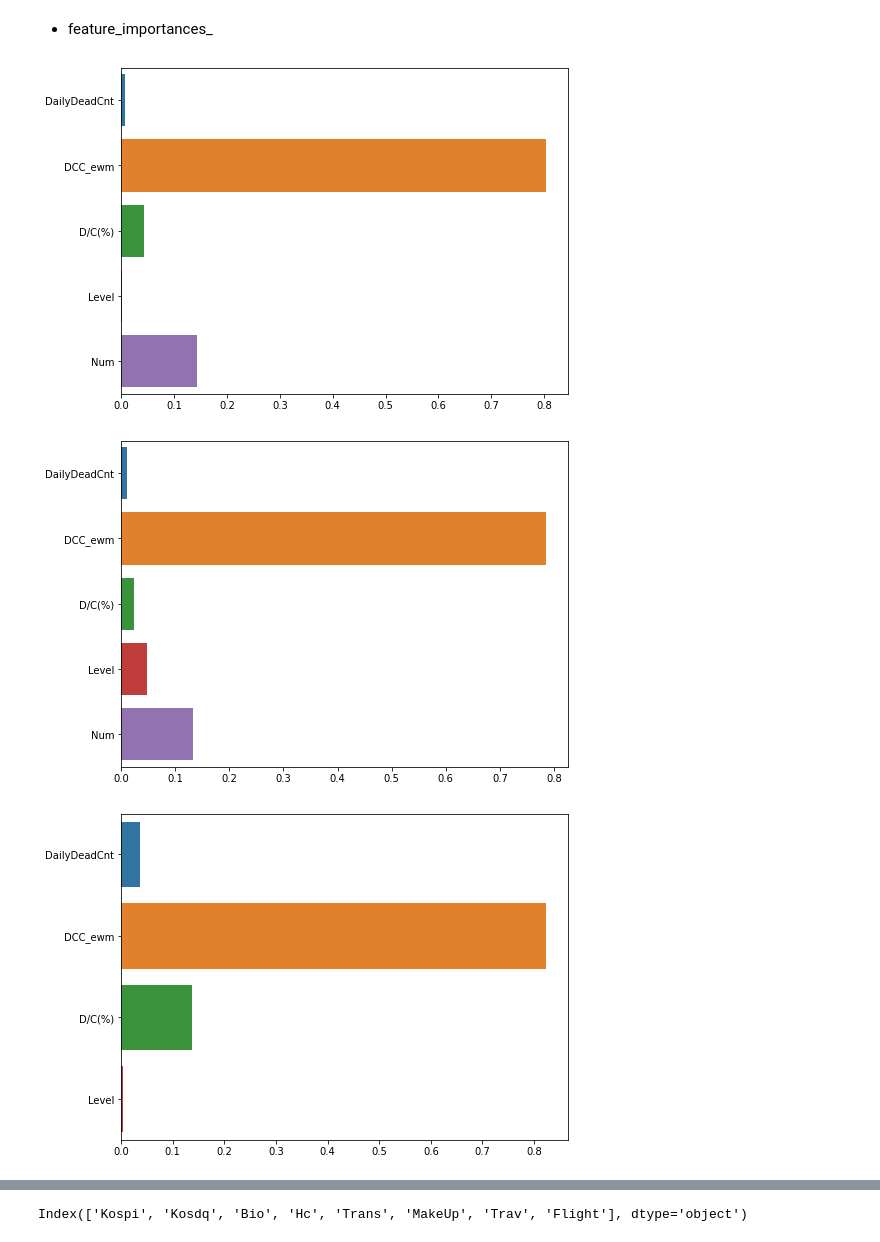
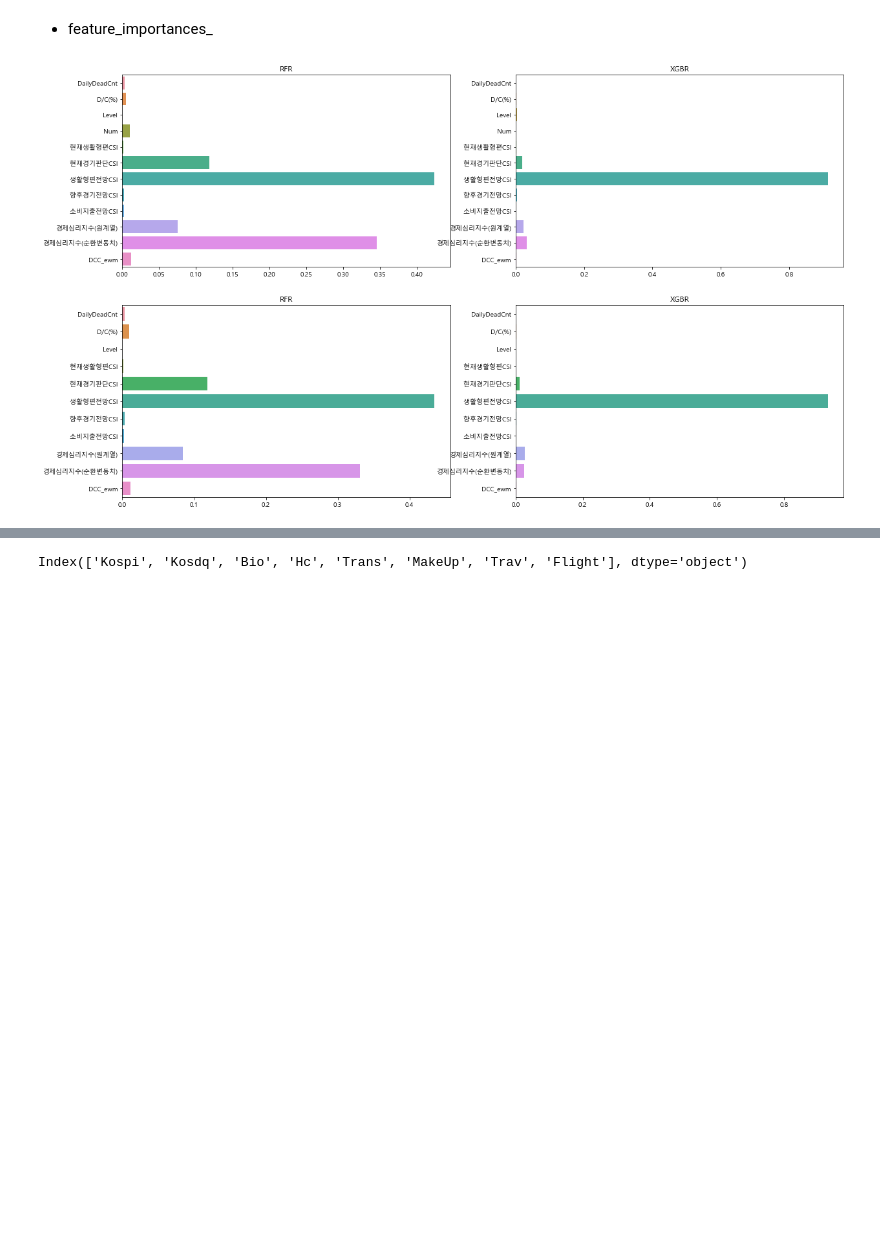
Before and after one commit to aprogod/hackarthon, a Jupyter notebook: TCI.ipynb, the cells around one changed output, grey strips where cells are left out. Saved outputs shown, nothing was run; the diff lists cells and outputs as text; code cells hidden in the pictures; blank space fills up the shorter version.

```diff
--- a/TCI.ipynb
+++ b/TCI.ipynb
@@ -52,6 +54,13 @@ df.fillna(3, inplace=True) # ALL NAN index in Level column fill 3
 Unemp['Date'] = pd.to_datetime(Unemp['Date']) # Change datatype from object to datetime
 df = pd.merge(df, Unemp, left_on='Date', right_on='Date', how='left') # Merge Unemp & df
 df['Num'] = df['Num'].interpolate(method='values') # Interpolate Num
+
+# Add CSI, ESI
+csi['Date'] = pd.to_datetime(csi['Date']) # Change datatype from object to datetime
+df = pd.merge(df, csi, left_on='Date', right_on='Date', how='left') # Merge csi & df
+esi['Date'] = pd.to_datetime(esi['Date']) # Change datatype from object to datetime
+df = pd.merge(df, esi, left_on='Date', right_on='Date', how='left') # Merge esi & df
+df.iloc[:,6:13] = df.iloc[:,6:13].interpolate(method='values') # Interpolate Num
 # %% [markdown]
 # Preprocessing stock index
 # %%
@@ -84,12 +93,12 @@ for i, col in enumerate(sp_df): # Merge Kospi & Kodaq into df_c
     corona_df.rename(columns={'Close': sp_str[i]}, inplace=True)
     df_c = corona_df
 
-corona_df['Num'].bfill(inplace=True)
+corona_df.bfill(inplace=True)
 
 corona_df = pd.merge(corona_df, Multi_Index, left_on='Date', right_on=Multi_Index.index, how='left')
 # %%
-Feature = corona_df.iloc[:,0:6]
-Target = corona_df.drop(corona_df.columns[1:6], axis=1)
+Feature = corona_df.iloc[:,0:13]
+Target = corona_df.drop(corona_df.columns[1:13], axis=1)
 # %% [markdown]
 # EWM
 # %%
@@ -135,6 +144,7 @@ score_list_df = []
 FI_list_df = []
 pred_list = []
 score_list = []
+FI_list_name = ['RFR', 'XGBR']
 reg_list = ['linreg', 'Logreg', 'Las', 'Rid', 'Elastic', 'RFR', 'XGBR']
 rgm = [rg.Linreg, rg.Logreg, rg.Las, rg.Rid, rg.Elastic, rg.RFR, rg.XGBR]
 for j in range(2):
@@ -186,16 +196,19 @@ pred_XGBR score : 1.0
 # %%
 import matplotlib.pyplot as plt
 import seaborn as sns
+from matplotlib import font_manager, rc
+font_name = font_manager.FontProperties(fname="c:/Windows/Fonts/malgun.ttf").get_name()
+rc('font', family=font_name)
+
+fig, axes = plt.subplots(nrows=len(FI_list_df), ncols=len(FI_list_df[0]),figsize=(20,12), facecolor='w')
 
 for i in range(len(FI_list_df)):
     for j in range(len(FI_list_df[0])):
         importances_values = FI_list_df[i][j].feature_importances_
         importances = pd.Series(importances_values, index = sample[i][0].columns)
 
-        plt.figure(figsize=(8,6), facecolor='w')
-        # plt.subplot(i+1,j+1,4)
-        sns.barplot(x=importances_values, y=importances.index)
+        sns.barplot(x=importances_values, y=importances.index, ax=axes[i][j]).set_title(FI_list_name[j])
+
+# plt.savefig('./compare.png')
 # %% [output]
-[figure, old version]
+[figure, new version]
-[figure, removed]
-[figure, removed]
```
Also changed, not shown: parts of 5 cells of this notebook.
